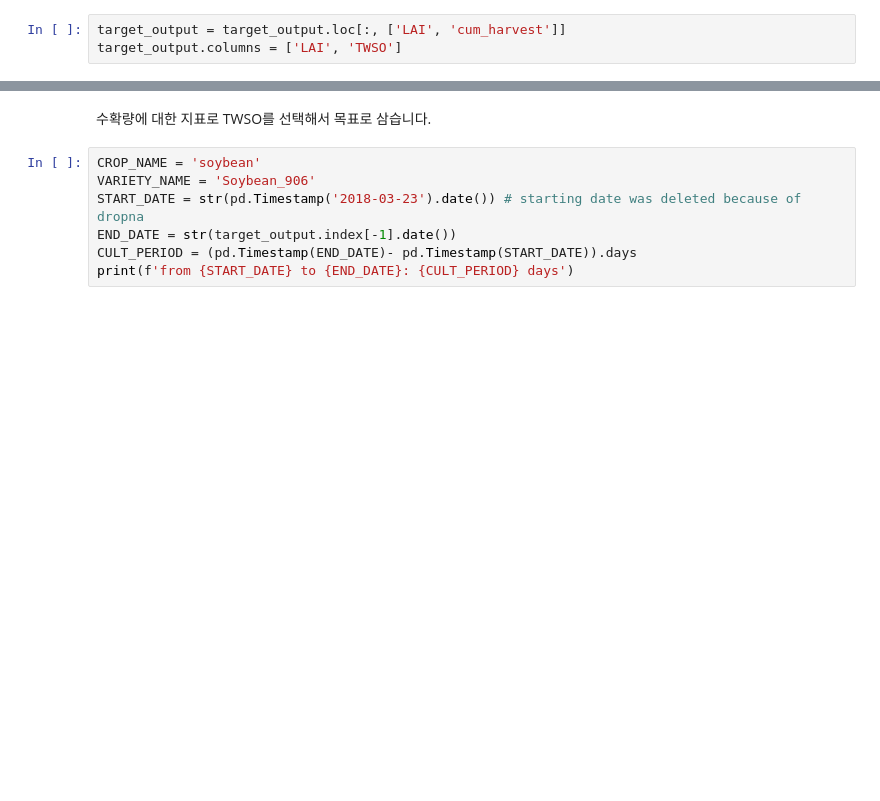
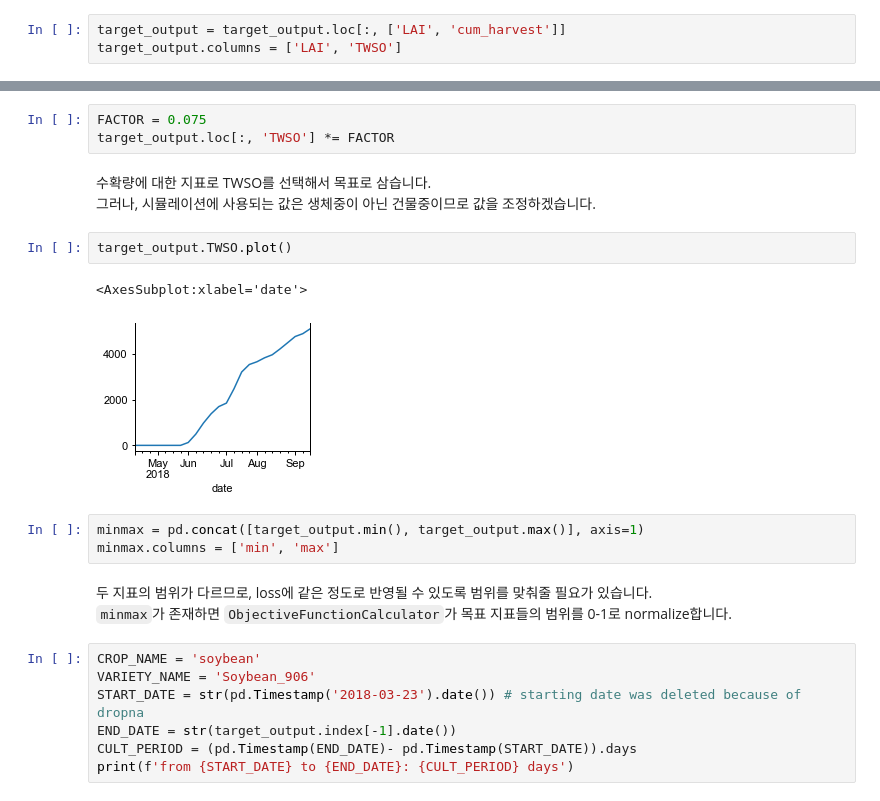
Before and after one commit to ataraxno/pcse_calibration, a Jupyter notebook: 03_multi_target_opt.ipynb, the cells around one changed output, grey strips where cells are left out. Cells and saved outputs as stored; diff of their text form; blank space fills up the shorter version.

```diff
--- a/03_multi_target_opt.ipynb
+++ b/03_multi_target_opt.ipynb
@@ -45,5 +45,20 @@ target_output.TWSO.plot()
+# %%
+FACTOR = 0.075
+target_output.loc[:, 'TWSO'] *= FACTOR
 # %% [markdown]
-수확량에 대한 지표로 TWSO를 선택해서 목표로 삼습니다.
+수확량에 대한 지표로 TWSO를 선택해서 목표로 삼습니다. <br>
+그러나, 시뮬레이션에 사용되는 값은 생체중이 아닌 건물중이므로 값을 조정하겠습니다.
+# %%
+target_output.TWSO.plot()
+# %% [output]
+<AxesSubplot:xlabel='date'>
+[figure, added]
+# %%
+minmax = pd.concat([target_output.min(), target_output.max()], axis=1)
+minmax.columns = ['min', 'max']
+# %% [markdown]
+두 지표의 범위가 다르므로, loss에 같은 정도로 반영될 수 있도록 범위를 맞춰줄 필요가 있습니다. <br>
+`minmax`가 존재하면 `ObjectiveFunctionCalculator`가 목표 지표들의 범위를 0-1로 normalize합니다.
 # %%
 CROP_NAME = 'soybean'
 VARIETY_NAME = 'Soybean_906'
```
Also changed, not shown: parts of 8 cells of this notebook, 4 other files.
